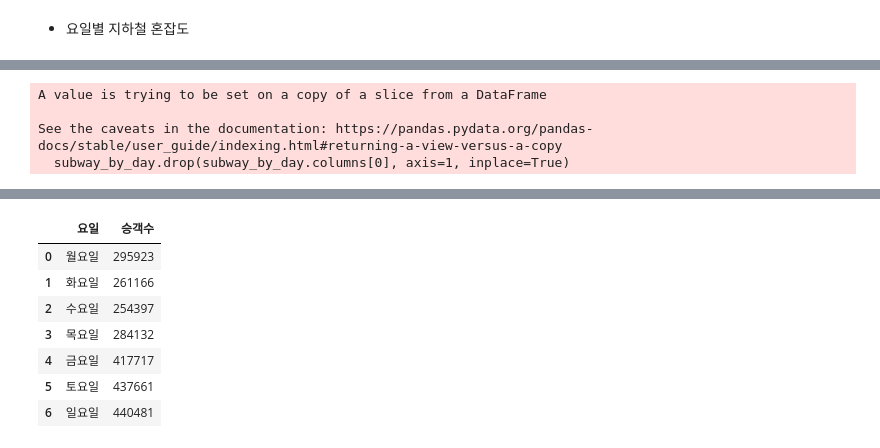
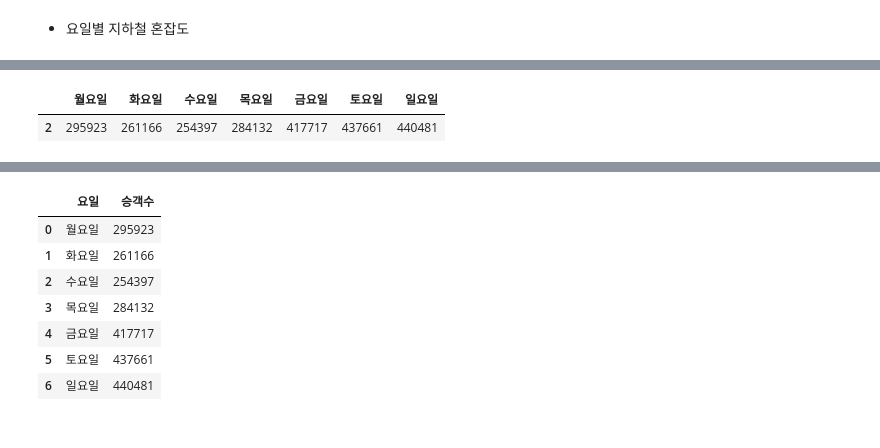
Before and after one commit to sonkeehoon/MyProject, a Jupyter notebook: 1. 프로젝트내용.ipynb, the cells around one changed output, grey strips where cells are left out. Drawn from its saved outputs; the diff is of its cells as text; code cells hidden in the pictures.

```diff
--- a/1. 프로젝트내용.ipynb
+++ b/1. 프로젝트내용.ipynb
@@ -223,9 +228,8 @@ plt.show()
 # %%
-subway_by_day.iloc[0, 1:]
-subway_by_day.drop(subway_by_day.columns[0], axis=1, inplace=True)
+# 불필요한 컬럼 제거
+subway_by_day = subway_by_day.drop(subway_by_day.columns[0], axis=1)
+subway_by_day
 # %% [output]
-A value is trying to be set on a copy of a slice from a DataFrame
-
-See the caveats in the documentation: https://pandas.pydata.org/pandas-docs/stable/user_guide/indexing.html#returning-a-view-versus-a-copy
-  subway_by_day.drop(subway_by_day.columns[0], axis=1, inplace=True)
+|  | 월요일 | 화요일 | 수요일 | 목요일 | 금요일 | 토요일 | 일요일 |
+| 2 | 295923 | 261166 | 254397 | 284132 | 417717 | 437661 | 440481 |
 # %%
```
Also changed, not shown: parts of 9 cells of this notebook.
